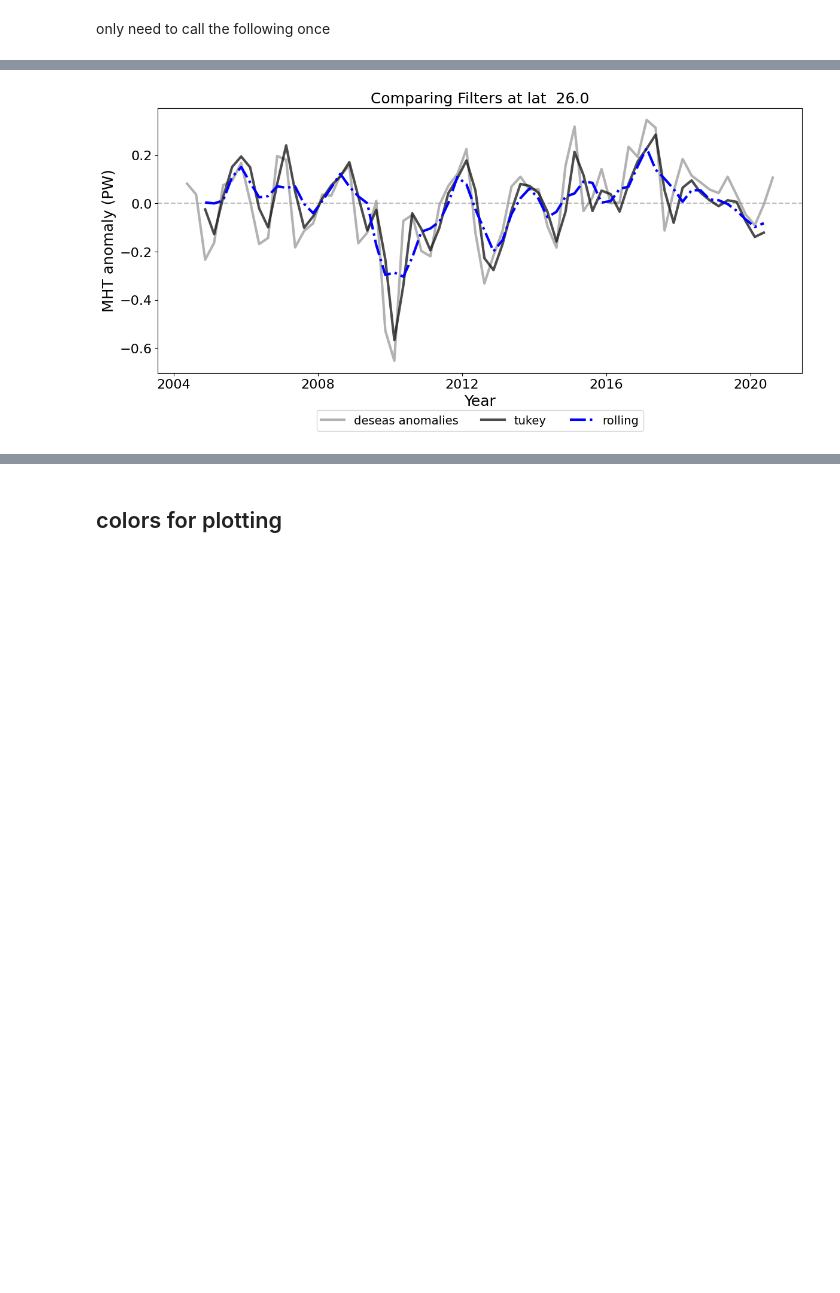
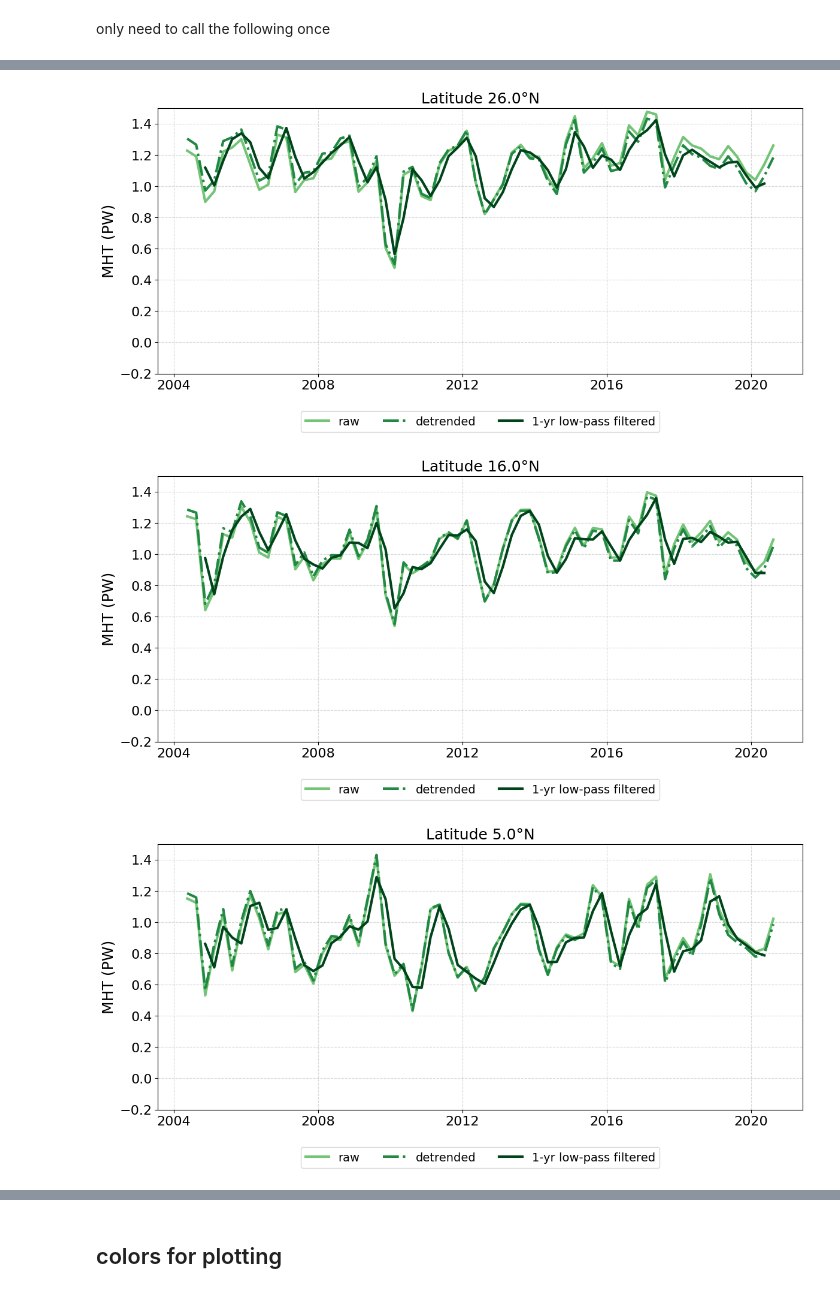
Before and after one commit to lea-dietz/masterthesis, a Jupyter notebook: coding/mht_filtering.ipynb, the cells around one changed output, grey strips where cells are left out. Cells and saved outputs as stored; diff of their text form; code cells hidden in the pictures; blank space fills up the shorter version.

```diff
--- a/coding/mht_filtering.ipynb
+++ b/coding/mht_filtering.ipynb
@@ -60,19 +60,23 @@ ds["time"] = decimal_year_to_datetime(ds.time.values)
 mht = ds.mht.isel(lat=slice(1,None)).dropna(dim="time", how="any") # drop 65
 mht_mean = mht.mean(dim="posterior_samples")
 
-# mht_filtered = process_data(mht_mean)
+mht_filtered = process_data(mht_mean, method="tukey")
+mht_filtered_mean = process_data(mht_mean, method="tukey", restore_mean=True)
 # for comparing
-mht_raw_anom = process_data(mht_mean, anomalies=True)
-mht_raw_deseas = process_data(mht_mean, anomalies=True, restore_mean=True)
-mht_anom_detrended = process_data(mht_mean, anomalies_detrended=True)
+#### DATA ALREADY WITHOUT SEASONAL CYCLE
+# mht_raw_anom = process_data(mht_mean, anomalies=True)
+# mht_raw_deseas = process_data(mht_mean, anomalies=True, restore_mean=True)
 
 mht_filtered_rolling = process_data(mht_mean, method="rolling")
-mht_filtered = process_data(mht_mean, method="tukey", alpha=0)
+
+mht_detrended = process_data(mht_mean, detrended=True, restore_mean=True)
+mht_detrended_anom = process_data(mht_mean, detrended=True)
 
 # adapt lats to drop 65
 lats = lats[1:]  # drop 65
 lat_labels = lat_labels[1:]  # drop 65
 n_lats = len(lats)
+
 
 # # surface heat flux
 ## hf only goes until idx 10
@@ -134,34 +110,40 @@ plot_timeseries(
 # %%
+mht_filtered = process_data(mht_mean, method="tukey", alpha=0.5)
 
-# # cmap = plt.cm.Dark2
-colors = ["grey", "black", "blue", "red", "red"]
-alphas = [0.6, 0.7, 1, 0.7, 0.4]
-# # cmap = mcolors.ListedColormap(cmap_pu(np.linspace(0.4, 1, 40)))
 
-# for sel_lat in [[26.0], [16.0], [5.0], [-11.0]]:
-for sel_lat in [[26.0]]:
+cmap_sel = plt.cm.Greens
+# colors = ["grey", "black", "blue", "red", "red"]
+# alphas = [0.8, 0.7, 0.9, 0.7, 0.4]
+cmap = mcolors.ListedColormap(cmap_sel(np.linspace(0.5, 1, 40)))
+
+for sel_lat in [[26.0], [16.0], [5.0], [-11.0]]:
+  idx = np.where((lats == int(sel_lat[0])))[0][0]
+  lat_label = lat_labels[idx]
   plot_timeseries(
       data={
-          #   "raw" : mht_mean,
-          # #   "detrended anomlies(no filter)": mht_anom_detrended,
-          #   "deseasonalized" : mht_raw_deseas,
-            "deseas anomalies": mht_raw_anom,
-          #   "butterworth": mht_filtered,
-            "tukey": mht_filtered,
-            "rolling": mht_filtered_rolling,
+            "raw" : mht_mean,
+            "detrended" : mht_detrended,
+            "1-yr low-pass filtered": mht_filtered_mean,
+            # "detrended anomalies": mht_detrended_anom,
+            # "tukey": mht_filtered,
+            # "rolling": mht_filtered_rolling,
           # "rolling window": mht_filtered_rolling,
             },
       lats=sel_lat,
       all_lats=lats,
       labels=lat_labels,
-      cmap=colors,
-      alphas=alphas,
+      cmap=cmap,
+      # alphas=alphas,
+      anomalies=False,
       xbase=4,
-      title=f"Comparing Filters at lat ",
-      label=f"{sel_lat[0]}",
+      title=f"Latitude",
+      label=f"{lat_label}",
       savefig=True,
-      savefolder="processing/"
-
+      savefolder="processing/",
+      grid=True,
+      ylim=(-0.2, 1.5)
   )
 # %% [output]
-[figure, old version]
+[figure, new version]
+[figure, added]
+[figure, added]
```
Also changed, not shown: parts of 4 cells of this notebook, 53 other files.
